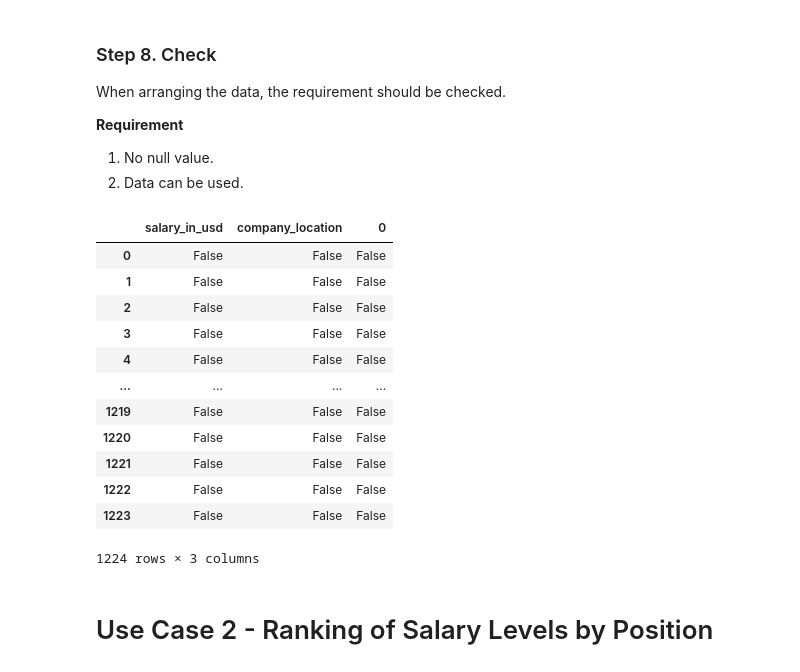
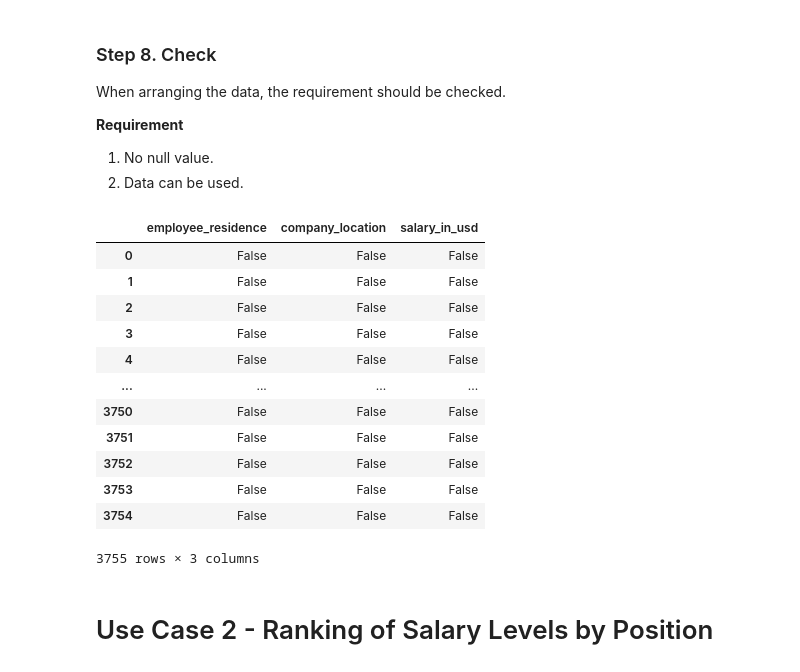
Before and after one commit to ShannonHung/ITPM, a Jupyter notebook: Code/6-Data-Provision uc1-6.ipynb, the cells around one changed output. Saved outputs shown, nothing was run; the diff lists cells and outputs as text; code cells hidden in the pictures.

```diff
--- a/Code/6-Data-Provision uc1-6.ipynb
+++ b/Code/6-Data-Provision uc1-6.ipynb
@@ -167,0 +151,6 @@ salary_location
+# %%
+selected_columns = ['employee_residence', 'company_location', 'salary_in_usd']
+uc1 = df[selected_columns]
+
+
+uc1
@@ -181,0 +178,15 @@ fig.show()
+# %%
+
+country = coco.convert(names = df['employee_residence'], to = "ISO3")
+uc1['employee_residence'] = country
+uc1['company_location'] = country
+counts = uc1['employee_residence'].value_counts()
+
+# Create a bar plot using seaborn
+plt.figure(figsize=(10, 6))  # Adjust the figure size if needed
+sns.barplot(x=counts.index, y=counts.values, palette='viridis')  # You can choose a different color palette
+plt.xticks(rotation=90)  # Rotate x-axis labels for better visibility
+plt.title('Employee Residence Counts')
+plt.xlabel('Country (ISO3 Code)')
+plt.ylabel('Count')
+plt.show()
@@ -189,21 +202,21 @@ When arranging the data, the requirement should be checked.
 1. No null value.
 2. Data can be used.
 # %%
-salary_location.isnull()
+uc1.isnull()
 # %% [output]
-|  | salary_in_usd | company_location | 0 |
+|  | employee_residence | company_location | salary_in_usd |
 | 0 | False | False | False |
 | 1 | False | False | False |
 | 2 | False | False | False |
 | 3 | False | False | False |
 | 4 | False | False | False |
 | ... | ... | ... | ... |
-| 1219 | False | False | False |
-| 1220 | False | False | False |
-| 1221 | False | False | False |
-| 1222 | False | False | False |
-| 1223 | False | False | False |
+| 3750 | False | False | False |
+| 3751 | False | False | False |
+| 3752 | False | False | False |
+| 3753 | False | False | False |
+| 3754 | False | False | False |
-1224 rows × 3 columns
+3755 rows × 3 columns
 # %% [markdown]
 # Use Case 2 - Ranking of Salary Levels by Position
 # %% [markdown]
```
Also changed, not shown: parts of 4 cells of this notebook.
